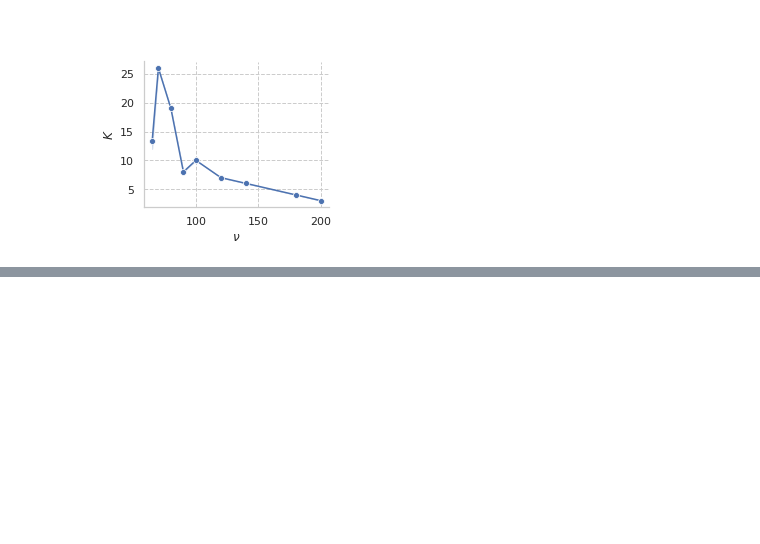
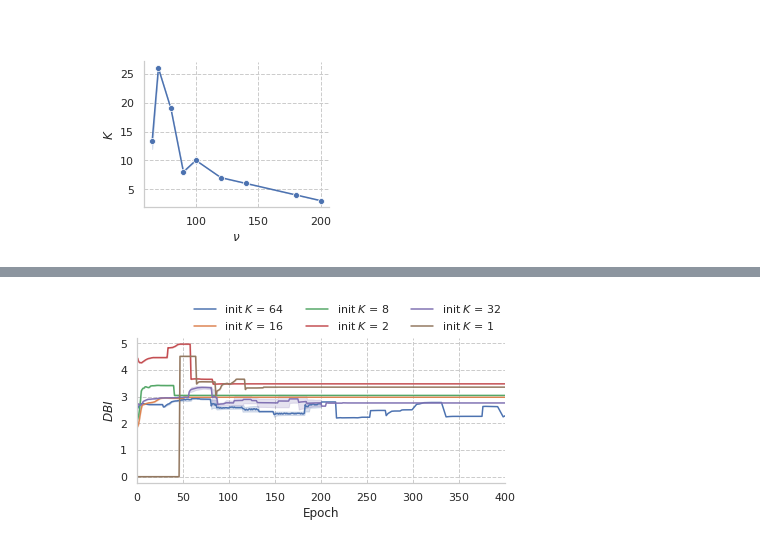
Before and after one commit to egordm/MGTCOM, a Jupyter notebook: source/ml/notebooks/analysis.ipynb, the cells around one changed output, grey strips where cells are left out. Saved outputs shown, nothing was run; the diff lists cells and outputs as text; code cells hidden in the pictures; blank space fills up the shorter version.

```diff
--- a/source/ml/notebooks/analysis.ipynb
+++ b/source/ml/notebooks/analysis.ipynb
@@ -1339,0 +1422,10 @@ g.fig.savefig('figs/cluster_nu.pdf', format='pdf', bbox_inches='tight')
+# %%
+g = sns.FacetGrid(plot_df, hue='init_k', gridspec_kws={"top":0.8}, aspect=2.2)
+g.map(sns.lineplot, 'epoch', 'dbi', markers=False, dashes=False)
+g.set_titles('{col_name}')
+g.set_axis_labels(r"Epoch", '$DBI$')
+g.set(xlim=(0, 400))
+g.add_legend(ncol=3, loc='upper center', title='')
+g.fig.savefig('figs/abl_initk_dbi.pdf', format='pdf', bbox_inches='tight')
+# %% [output]
+[figure, added]
```
Also changed, not shown: parts of 6 cells of this notebook.
